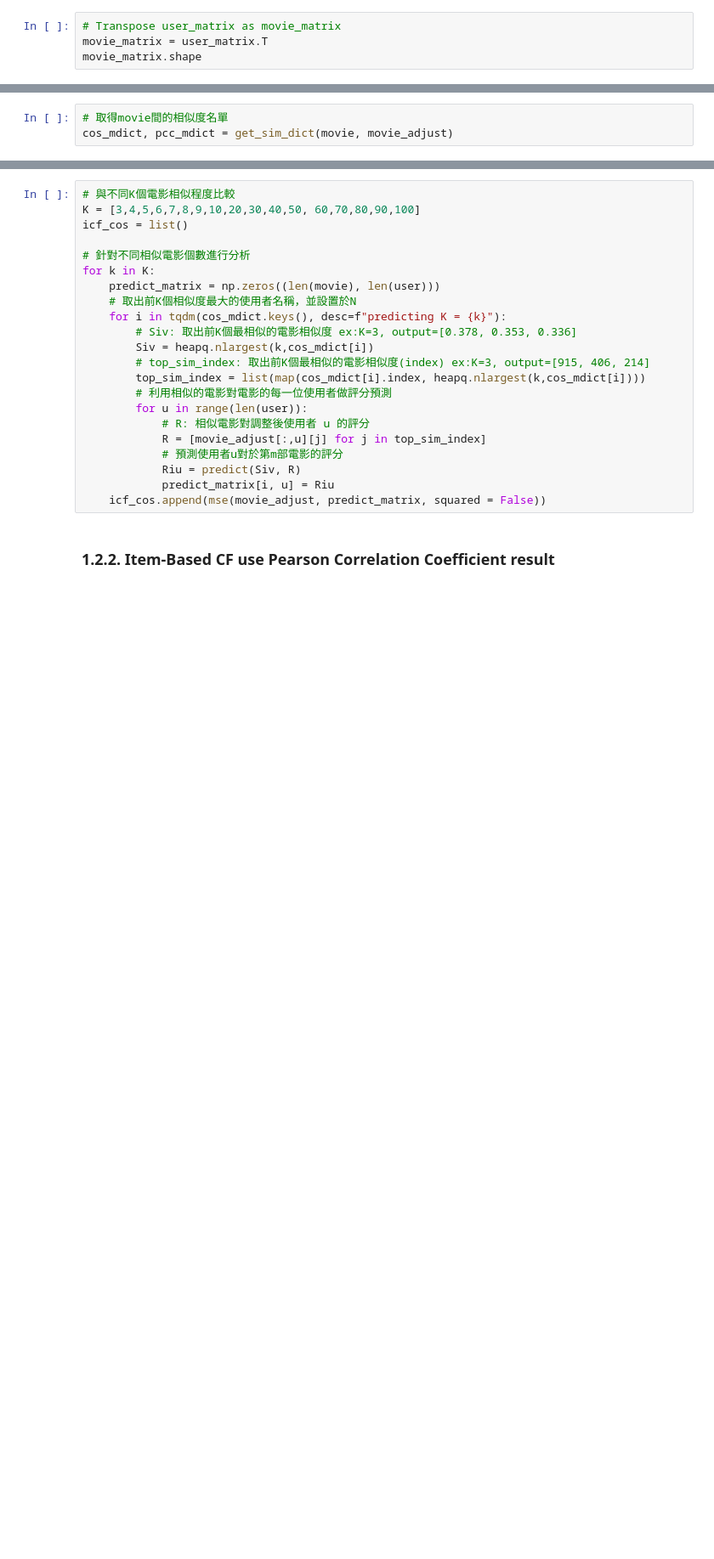
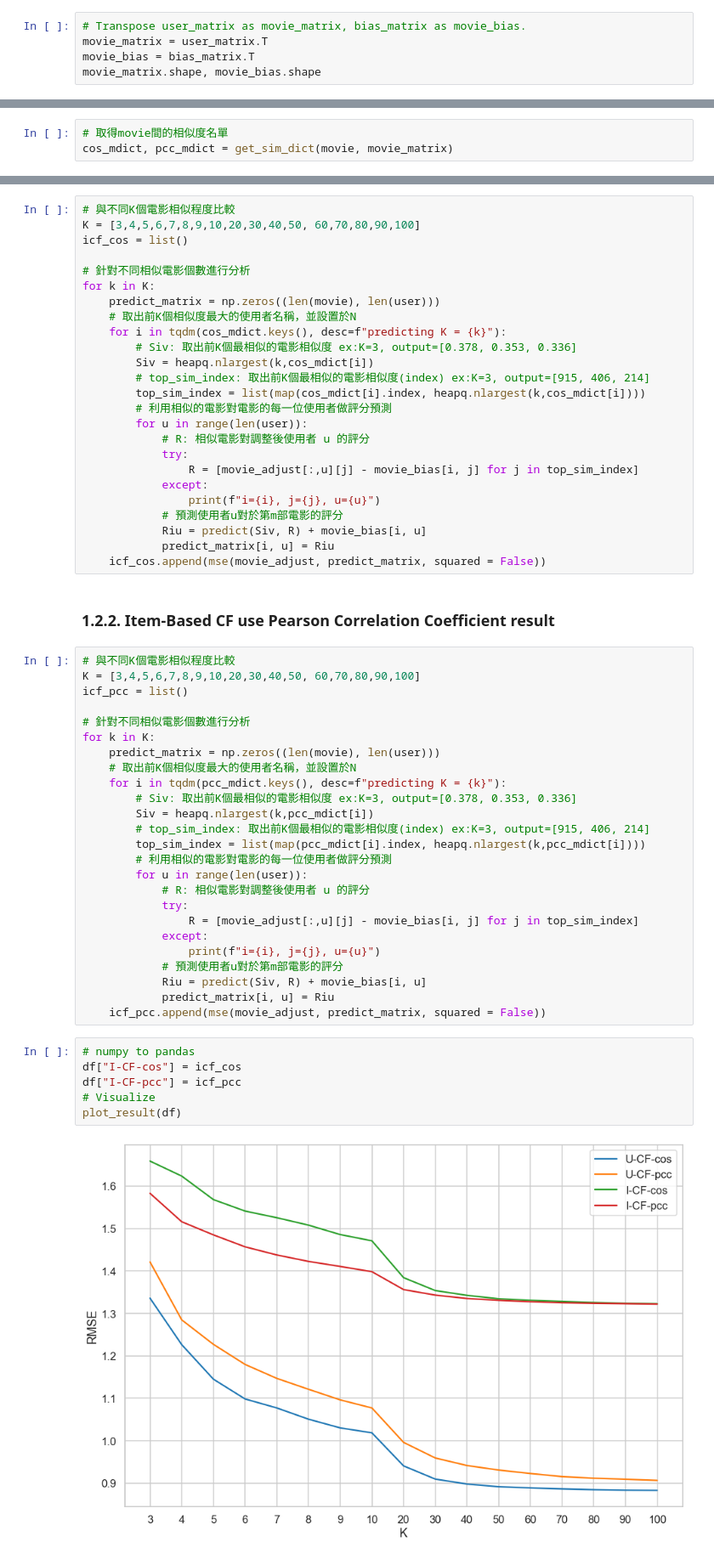
Before and after one commit to Baron1014/recommender_system, a Jupyter notebook: latent_factor.ipynb, the cells around one changed output, grey strips where cells are left out. Shown: that part at 85% size. Cells and saved outputs as stored; diff of their text form; blank space fills up the shorter version.

```diff
--- a/latent_factor.ipynb
+++ b/latent_factor.ipynb
@@ -225,6 +268,7 @@ plot_result(df)
 # %% [markdown]
 ## 1.2. Item-based Collaborative Filtering (I-CF)
 # %%
-# Transpose user_matrix as movie_matrix
+# Transpose user_matrix as movie_matrix, bias_matrix as movie_bias.
 movie_matrix = user_matrix.T
-movie_matrix.shape
+movie_bias = bias_matrix.T
+movie_matrix.shape, movie_bias.shape
@@ -237,6 +303,6 @@ print(f"movie_matrix:\n{movie_matrix} \n\nafter adjust:\n{movie_adjust}")
 # %%
 # 取得movie間的相似度名單
-cos_mdict, pcc_mdict = get_sim_dict(movie, movie_adjust)
+cos_mdict, pcc_mdict = get_sim_dict(movie, movie_matrix)
 # %% [markdown]
 ### 1.2.1.  Item‐Based CF use Cosine result
 # %%
@@ -256,10 +322,46 @@ for k in K:
         # 利用相似的電影對電影的每一位使用者做評分預測
         for u in range(len(user)):
             # R: 相似電影對調整後使用者 u 的評分
-            R = [movie_adjust[:,u][j] for j in top_sim_index]
+            try:
+                R = [movie_adjust[:,u][j] - movie_bias[i, j] for j in top_sim_index]
+            except:
+                print(f"i={i}, j={j}, u={u}")
             # 預測使用者u對於第m部電影的評分
-            Riu = predict(Siv, R)
+            Riu = predict(Siv, R) + movie_bias[i, u]
             predict_matrix[i, u] = Riu
     icf_cos.append(mse(movie_adjust, predict_matrix, squared = False))
 # %% [markdown]
 ### 1.2.2.  Item‐Based CF use Pearson Correlation Coefficient result
+# %%
+# 與不同K個電影相似程度比較
+K = [3,4,5,6,7,8,9,10,20,30,40,50, 60,70,80,90,100]
+icf_pcc = list()
+
+# 針對不同相似電影個數進行分析
+for k in K:
+    predict_matrix = np.zeros((len(movie), len(user)))
+    # 取出前K個相似度最大的使用者名稱，並設置於N
+    for i in tqdm(pcc_mdict.keys(), desc=f"predicting K = {k}"):
+        # Siv: 取出前K個最相似的電影相似度 ex:K=3, output=[0.378, 0.353, 0.336]
+        Siv = heapq.nlargest(k,pcc_mdict[i])
+        # top_sim_index: 取出前K個最相似的電影相似度(index) ex:K=3, output=[915, 406, 214]
+        top_sim_index = list(map(pcc_mdict[i].index, heapq.nlargest(k,pcc_mdict[i])))
+        # 利用相似的電影對電影的每一位使用者做評分預測
+        for u in range(len(user)):
+            # R: 相似電影對調整後使用者 u 的評分
+            try:
+                R = [movie_adjust[:,u][j] - movie_bias[i, j] for j in top_sim_index]
+            except:
+                print(f"i={i}, j={j}, u={u}")
+            # 預測使用者u對於第m部電影的評分
+            Riu = predict(Siv, R) + movie_bias[i, u]
+            predict_matrix[i, u] = Riu
+    icf_pcc.append(mse(movie_adjust, predict_matrix, squared = False))
+# %%
+# numpy to pandas
+df["I-CF-cos"] = icf_cos
+df["I-CF-pcc"] = icf_pcc
+# Visualize
+plot_result(df)
+# %% [output]
+[figure, added]
```
Also changed, not shown: parts of 8 cells of this notebook.
